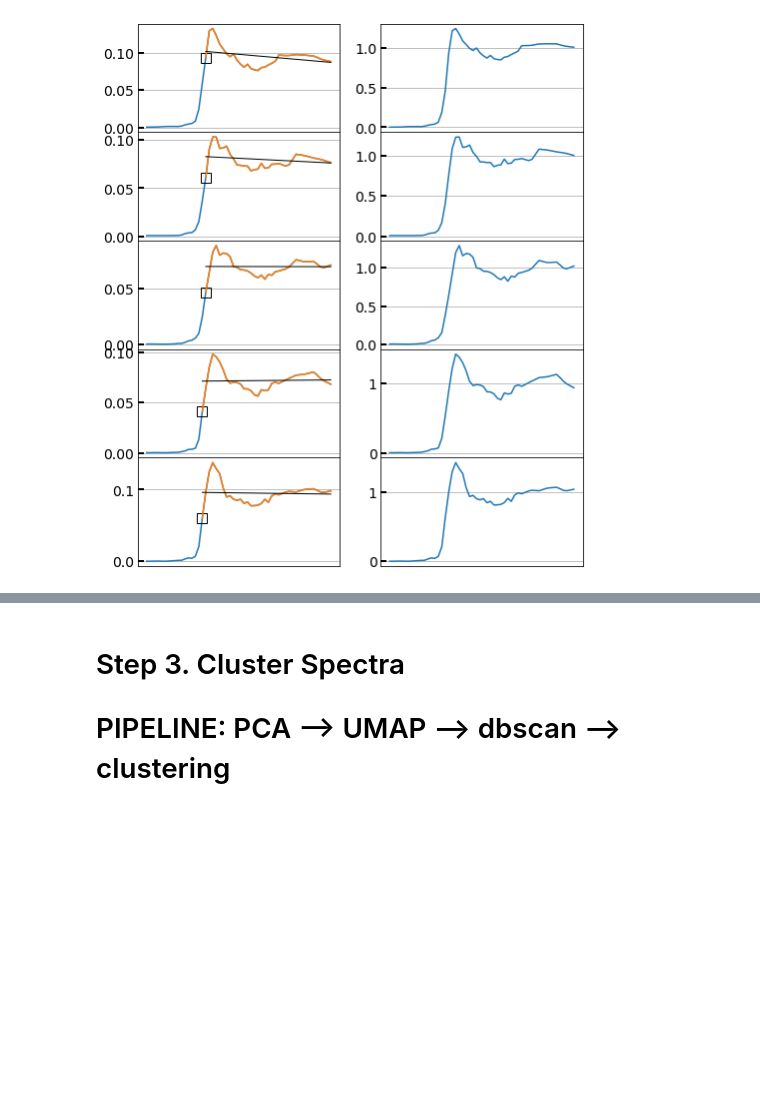
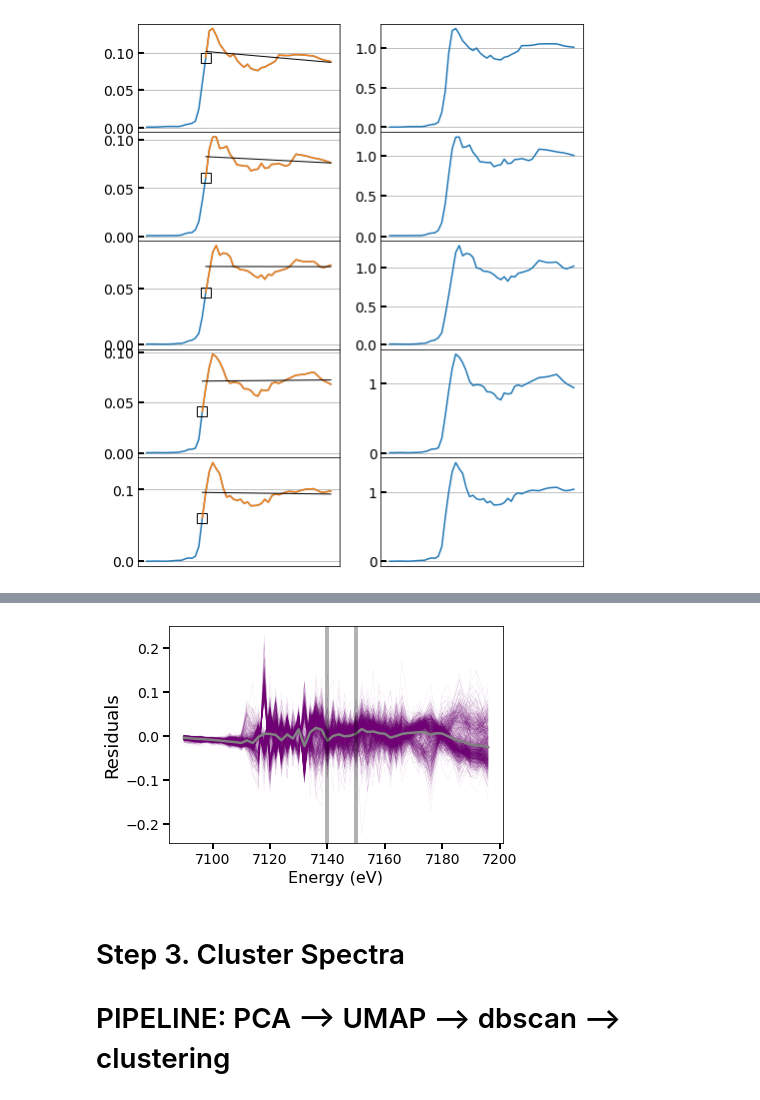
Before and after one commit to stetef/nano-XANES-microscopy-of-Fe, a Jupyter notebook: Visualization.ipynb, the cells around one changed output, grey strips where cells are left out. Cells and saved outputs as stored; diff of their text form; code cells hidden in the pictures; blank space fills up the shorter version.

```diff
--- a/Visualization.ipynb
+++ b/Visualization.ipynb
@@ -410,3 +419,22 @@ plt.savefig('Figures/Data_vs_Refs.png', dpi=800, bbox_inches='tight', transparen
+# %%
+fig, ax = plt.subplots(figsize=(6, 4))
+plt.subplots_adjust(wspace=0, hspace=0)
+for r in residuals:
+    ax.plot(energy, r, color=colors[0], linewidth=0.2, alpha=0.2)
+
+ax.plot(energy, np.average(residuals, axis=0), linewidth=2.5, color='gray')
+#ax.fill_between(energy, np.average(residuals, axis=0) + np.std(residuals, axis=0),
+#                np.average(residuals, axis=0) - np.std(residuals, axis=0),
+#                linewidth=2.5, color='white', zorder=10, alpha=0.3)
+
+ax.axvline(7140, color='k', linestyle='-', linewidth=4, alpha=0.3)
+ax.axvline(7150, color='k', linestyle='-', linewidth=4, alpha=0.3)
+
+ax.set_xlabel('Energy (eV)', fontsize=16)
+ax.set_ylabel('Residuals', fontsize=18)
+ax.tick_params(width=2, length=6, labelsize=14)
+# %% [output]
+[figure, added]
 # %% [markdown]
 # Step 3. Cluster Spectra
 # PIPELINE: PCA --> UMAP --> dbscan --> clustering
```
Also changed, not shown: parts of 14 cells of this notebook, 3 other files.
